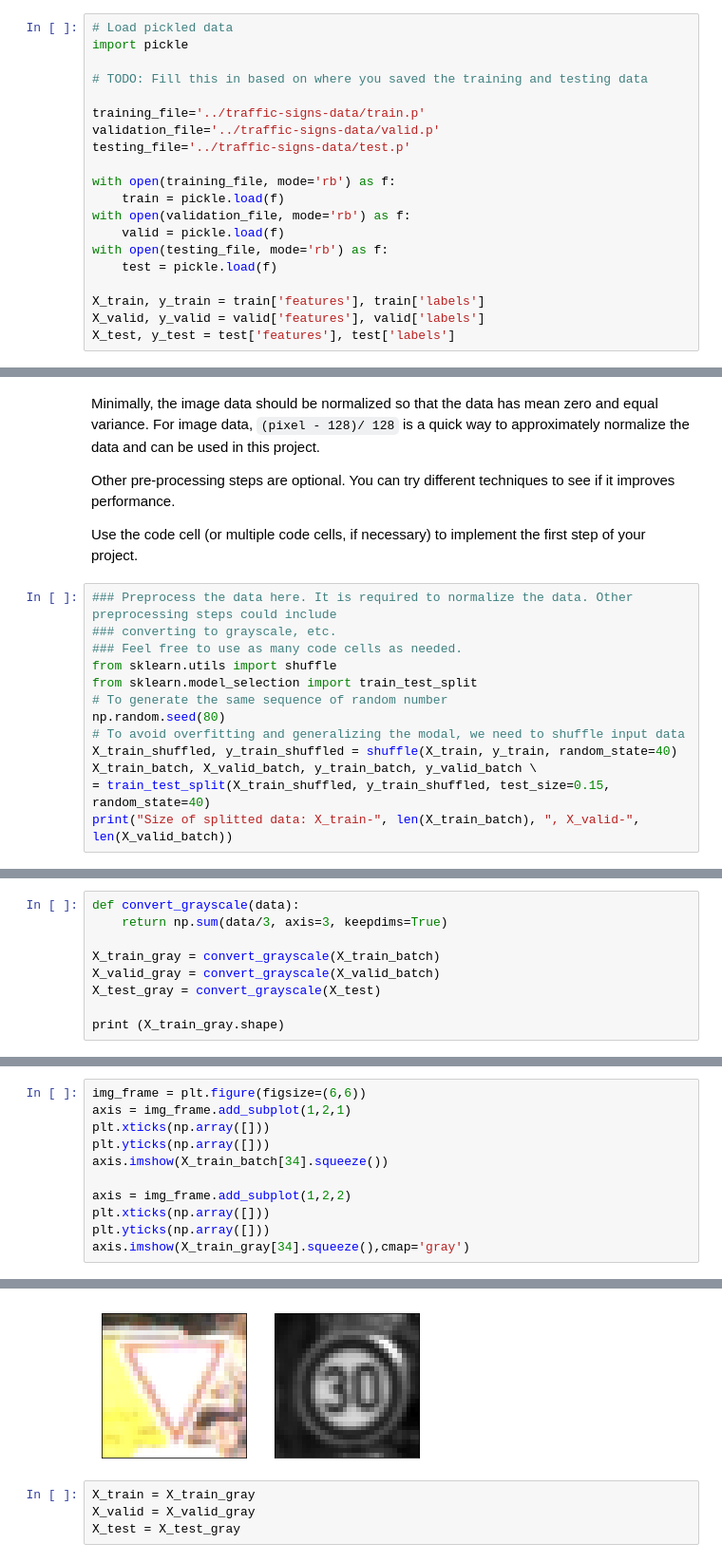
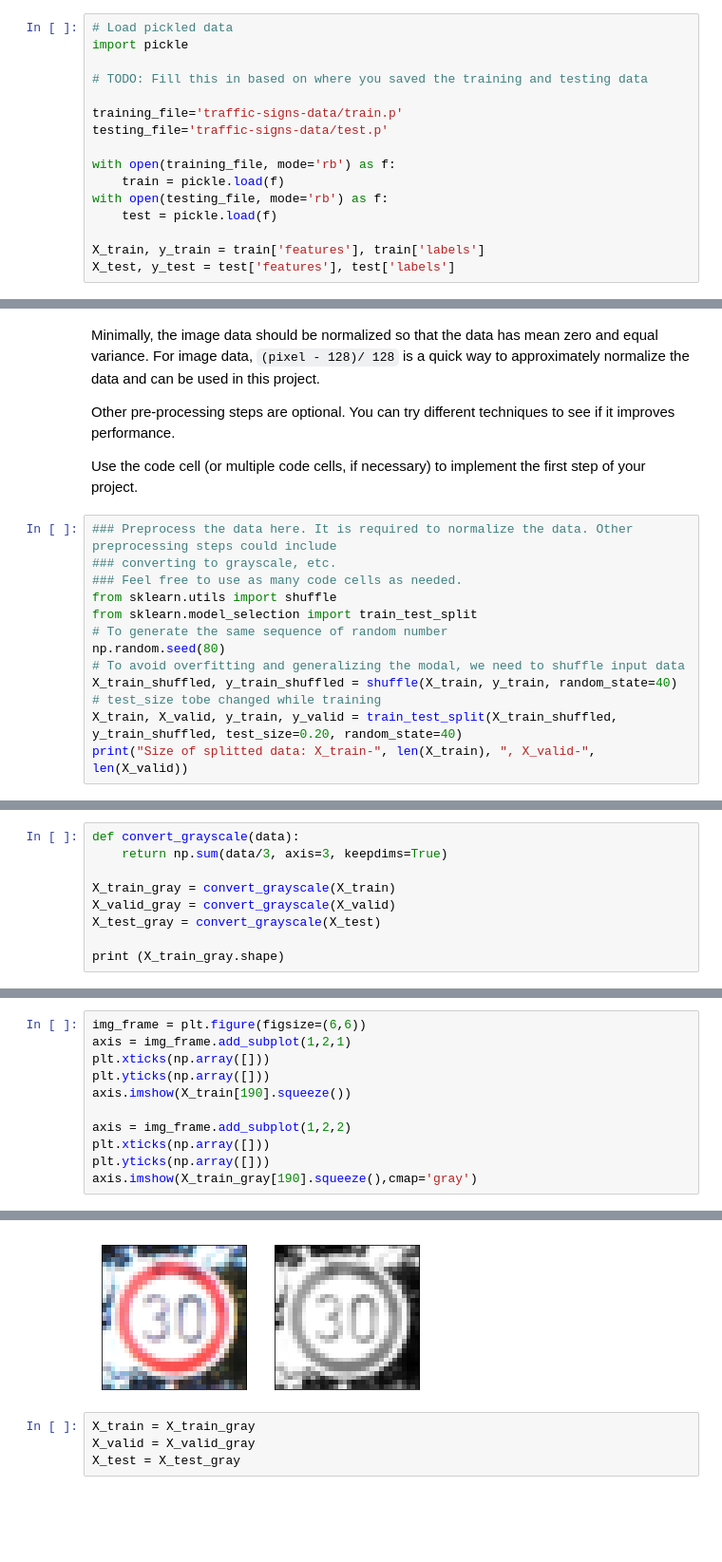
Before and after one commit to nehalsoni23/CarND-Traffic-Sign-Classifier-Project, a Jupyter notebook: Traffic_Sign_Classifier.ipynb, the cells around one changed output, grey strips where cells are left out. Shown at 95% size. Cells and saved outputs as stored; diff of their text form; blank space fills up the shorter version.

```diff
--- a/Traffic_Sign_Classifier.ipynb
+++ b/Traffic_Sign_Classifier.ipynb
@@ -25,19 +25,15 @@ import pickle
 
 # TODO: Fill this in based on where you saved the training and testing data
 
-training_file='../traffic-signs-data/train.p'
-validation_file='../traffic-signs-data/valid.p'
-testing_file='../traffic-signs-data/test.p'
+training_file='traffic-signs-data/train.p'
+testing_file='traffic-signs-data/test.p'
 
 with open(training_file, mode='rb') as f:
     train = pickle.load(f)
-with open(validation_file, mode='rb') as f:
-    valid = pickle.load(f)
 with open(testing_file, mode='rb') as f:
     test = pickle.load(f)
 
 X_train, y_train = train['features'], train['labels']
-X_valid, y_valid = valid['features'], valid['labels']
 X_test, y_test = test['features'], test['labels']
 # %% [markdown]
 ---
@@ -155,7 +147,7 @@ from sklearn.model_selection import train_test_split
 np.random.seed(80)
 # To avoid overfitting and generalizing the modal, we need to shuffle input data
 X_train_shuffled, y_train_shuffled = shuffle(X_train, y_train, random_state=40)
-X_train_batch, X_valid_batch, y_train_batch, y_valid_batch \
-= train_test_split(X_train_shuffled, y_train_shuffled, test_size=0.15, random_state=40)
-print("Size of splitted data: X_train-", len(X_train_batch), ", X_valid-", len(X_valid_batch))
+# test_size tobe changed while training
+X_train, X_valid, y_train, y_valid = train_test_split(X_train_shuffled, y_train_shuffled, test_size=0.20, random_state=40)
+print("Size of splitted data: X_train-", len(X_train), ", X_valid-", len(X_valid))
 # %% [output]
@@ -164,8 +156,8 @@ Size of splitted data: X_train- 29579 , X_valid- 5220
 def convert_grayscale(data):
     return np.sum(data/3, axis=3, keepdims=True)
 
-X_train_gray = convert_grayscale(X_train_batch)
-X_valid_gray = convert_grayscale(X_valid_batch)
+X_train_gray = convert_grayscale(X_train)
+X_valid_gray = convert_grayscale(X_valid)
 X_test_gray = convert_grayscale(X_test)
 
 print (X_train_gray.shape)
@@ -172,17 +166,17 @@ print (X_train_gray.shape)
 # %%
 img_frame = plt.figure(figsize=(6,6))
 axis = img_frame.add_subplot(1,2,1)
 plt.xticks(np.array([]))
 plt.yticks(np.array([]))
-axis.imshow(X_train_batch[34].squeeze())
+axis.imshow(X_train[190].squeeze())
 
 axis = img_frame.add_subplot(1,2,2)
 plt.xticks(np.array([]))
 plt.yticks(np.array([]))
-axis.imshow(X_train_gray[34].squeeze(),cmap='gray')
+axis.imshow(X_train_gray[190].squeeze(),cmap='gray')
 # %% [output]
 <matplotlib.image.AxesImage at 0x...>
-[figure, old version]
+[figure, new version]
 # %%
 X_train = X_train_gray
 X_valid = X_valid_gray
```
Also changed, not shown: parts of 13 cells of this notebook, 24 other files.
